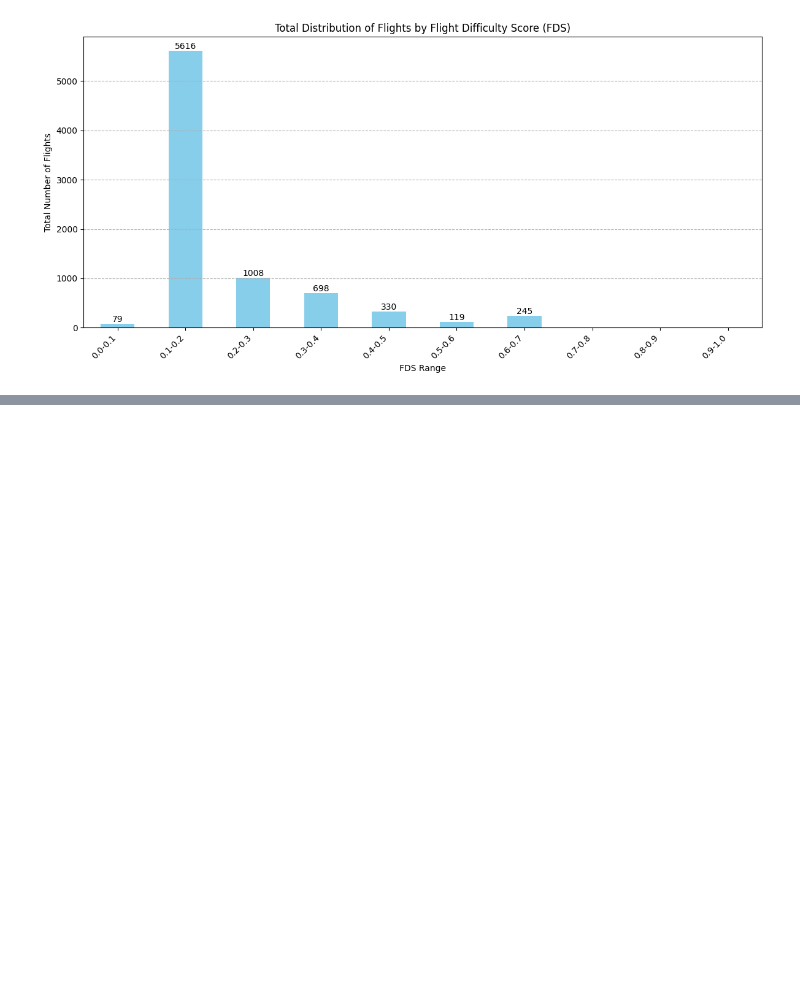
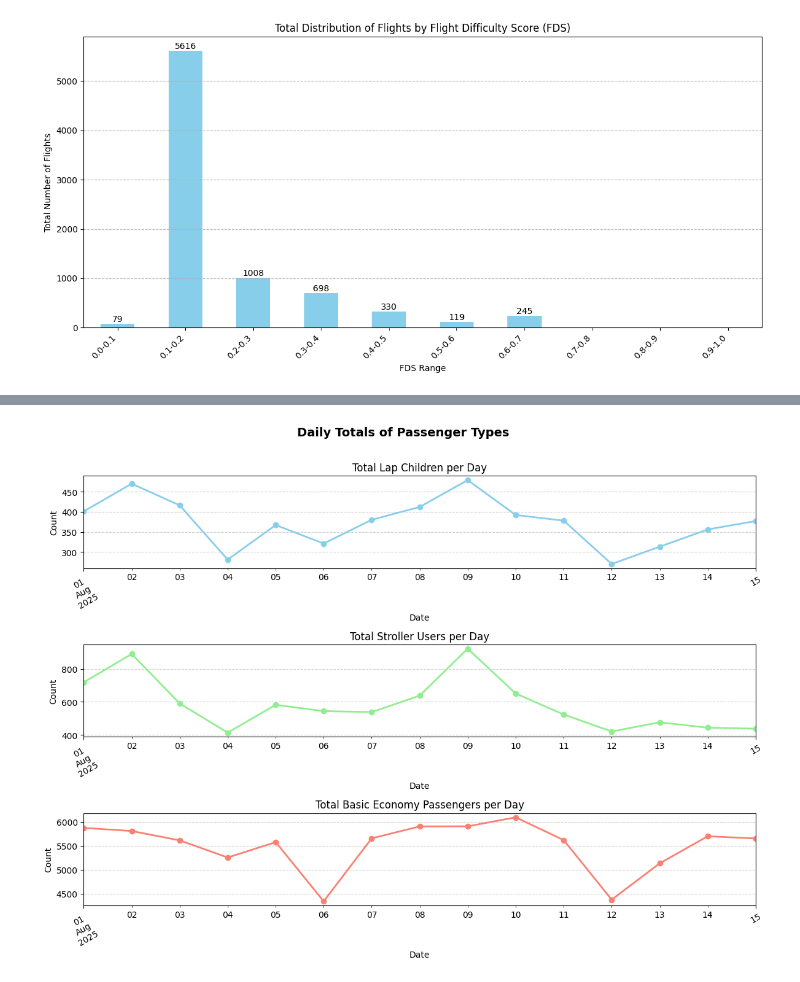
Before and after one commit to Rujhan052/skyhack, a Jupyter notebook: EDA.ipynb, the cells around one changed output, grey strips where cells are left out. Cells and saved outputs as stored; diff of their text form; code cells hidden in the pictures; blank space fills up the shorter version.

```diff
--- a/EDA.ipynb
+++ b/EDA.ipynb
@@ -572,0 +1006,46 @@ plt.show()
+# %%
+# --- Clean column names ---
+df.columns = df.columns.str.strip().str.lower()
+
+# --- Convert date column to datetime ---
+df['scheduled_departure_date_local'] = pd.to_datetime(df['scheduled_departure_date_local'], errors='coerce')
+
+# --- Ensure numeric columns ---
+df['total_lap_child'] = pd.to_numeric(df['total_lap_child'], errors='coerce').fillna(0).astype(int)
+df['total_stroller_users'] = pd.to_numeric(df['total_stroller_users'], errors='coerce').fillna(0).astype(int)
+df['total_basic_economy'] = pd.to_numeric(df['total_basic_economy'], errors='coerce').fillna(0).astype(int)
+
+# --- Group totals per day ---
+daily_totals = df.groupby('scheduled_departure_date_local')[
+    ['total_lap_child', 'total_stroller_users', 'total_basic_economy']
+].sum()
+
+# --- Create subplots: one per category ---
+fig, axs = plt.subplots(3, 1, figsize=(12, 9))
+fig.suptitle("Daily Totals of Passenger Types", fontsize=14, fontweight='bold')
+
+# --- Plot each category ---
+daily_totals['total_lap_child'].plot(
+    ax=axs[0], title='Total Lap Children per Day',
+    color='skyblue', marker='o', linewidth=2
+)
+daily_totals['total_stroller_users'].plot(
+    ax=axs[1], title='Total Stroller Users per Day',
+    color='lightgreen', marker='o', linewidth=2
+)
+daily_totals['total_basic_economy'].plot(
+    ax=axs[2], title='Total Basic Economy Passengers per Day',
+    color='salmon', marker='o', linewidth=2
+)
+
+# --- Format all subplots ---
+for ax in axs:
+    ax.set_xlabel('Date')
+    ax.set_ylabel('Count')
+    ax.grid(True, linestyle='--', alpha=0.6)
+    ax.tick_params(axis='x', rotation=30)
+
+plt.tight_layout(rect=[0, 0, 1, 0.97])
+plt.show()
+# %% [output]
+[figure, added]
```
Also changed, not shown: parts of 18 cells of this notebook.
